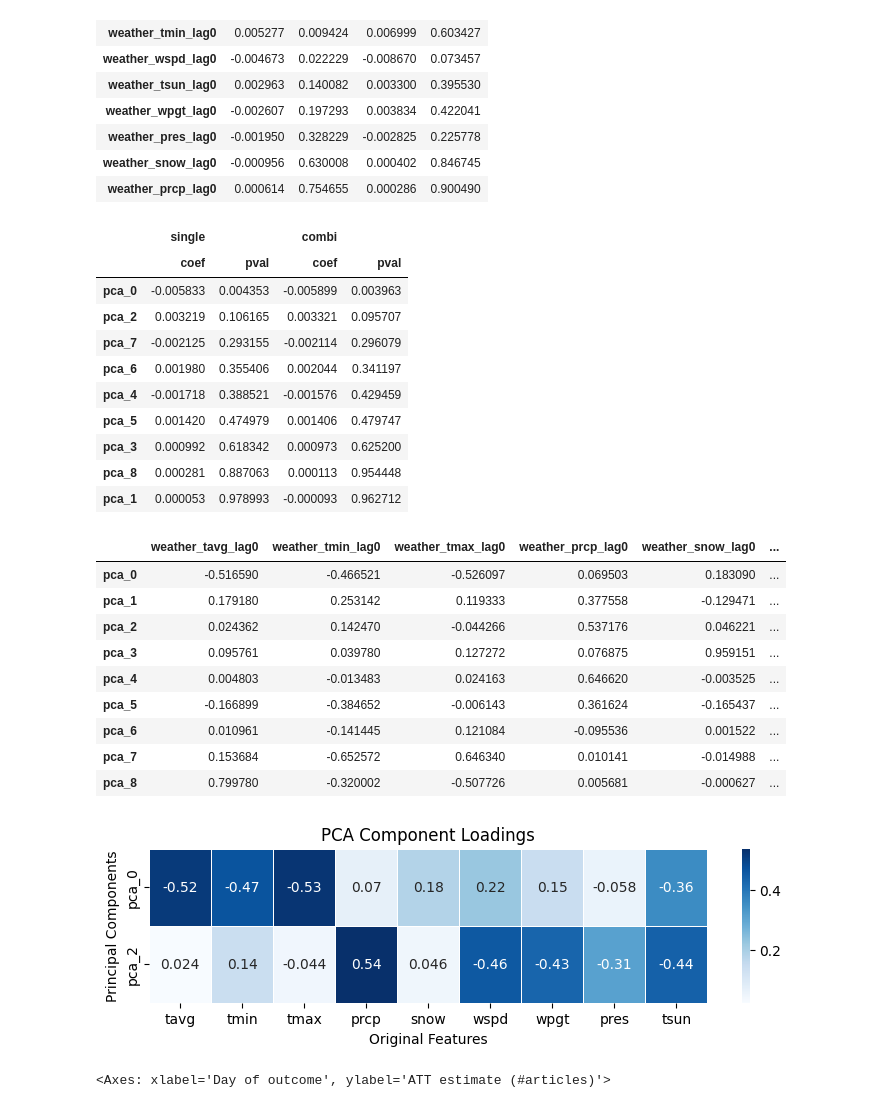
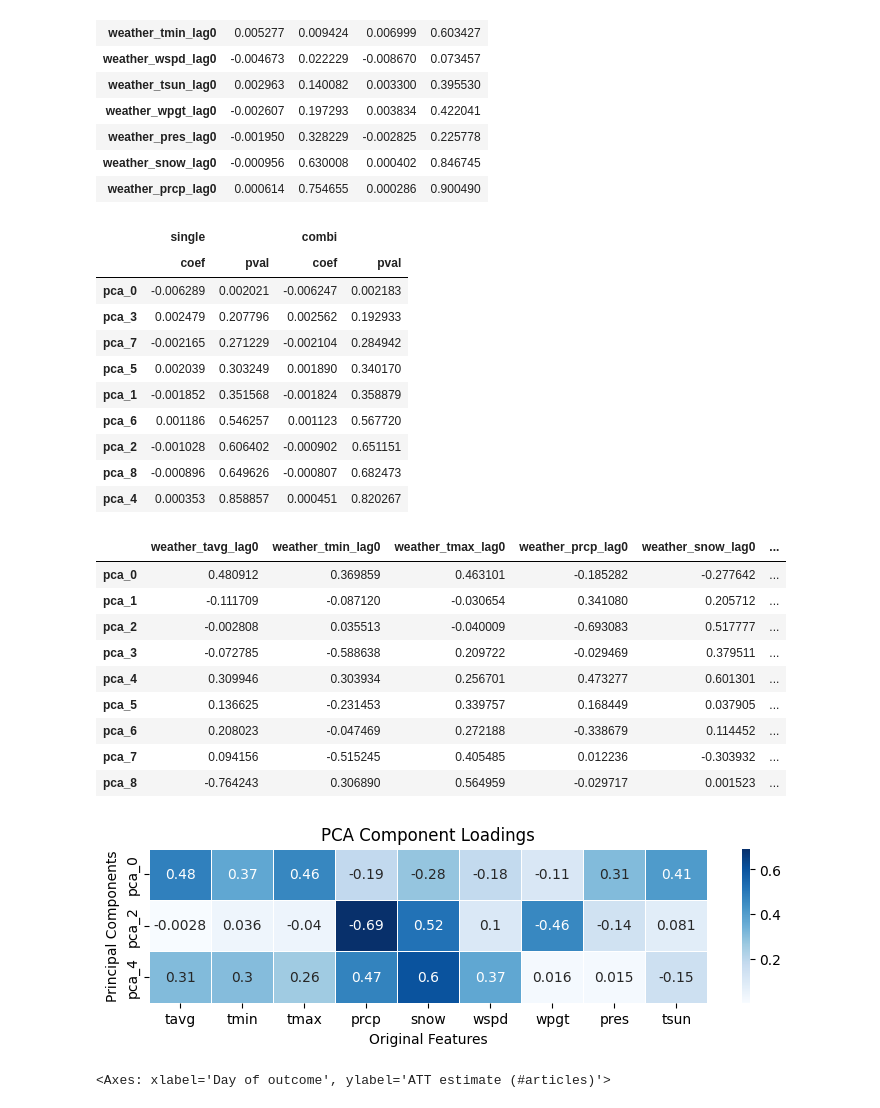
Before and after one commit to davidpomerenke/protest-impact, a Jupyter notebook: notebooks/instrumental_variable.ipynb, the cells around one changed output. Cells and saved outputs as stored; diff of their text form; code cells hidden in the pictures.

```diff
--- a/notebooks/instrumental_variable.ipynb
+++ b/notebooks/instrumental_variable.ipynb
@@ -56,58 +58,58 @@ get_coefficients("weather")[0]
 | weather_snow_lag0 | -0.000956 | 0.630008 | 0.000402 | 0.846745 |
 | weather_prcp_lag0 | 0.000614 | 0.754655 | 0.000286 | 0.900490 |
 # %%
-get_coefficients("pc_weather")[0]
+get_coefficients("pc_weather_season_seasonal")[0]
 # %% [output]
 |  | single |  | combi |  |
 |  | coef | pval | coef | pval |
-| pca_0 | -0.005833 | 0.004353 | -0.005899 | 0.003963 |
-| pca_2 | 0.003219 | 0.106165 | 0.003321 | 0.095707 |
-| pca_7 | -0.002125 | 0.293155 | -0.002114 | 0.296079 |
-| pca_6 | 0.001980 | 0.355406 | 0.002044 | 0.341197 |
-| pca_4 | -0.001718 | 0.388521 | -0.001576 | 0.429459 |
-| pca_5 | 0.001420 | 0.474979 | 0.001406 | 0.479747 |
-| pca_3 | 0.000992 | 0.618342 | 0.000973 | 0.625200 |
-| pca_8 | 0.000281 | 0.887063 | 0.000113 | 0.954448 |
-| pca_1 | 0.000053 | 0.978993 | -0.000093 | 0.962712 |
+| pca_0 | -0.006289 | 0.002021 | -0.006247 | 0.002183 |
+| pca_3 | 0.002479 | 0.207796 | 0.002562 | 0.192933 |
+| pca_7 | -0.002165 | 0.271229 | -0.002104 | 0.284942 |
+| pca_5 | 0.002039 | 0.303249 | 0.001890 | 0.340170 |
+| pca_1 | -0.001852 | 0.351568 | -0.001824 | 0.358879 |
+| pca_6 | 0.001186 | 0.546257 | 0.001123 | 0.567720 |
+| pca_2 | -0.001028 | 0.606402 | -0.000902 | 0.651151 |
+| pca_8 | -0.000896 | 0.649626 | -0.000807 | 0.682473 |
+| pca_4 | 0.000353 | 0.858857 | 0.000451 | 0.820267 |
 # %%
 import matplotlib.pyplot as plt
 import seaborn as sns
 
 from src.models.instrumental_variable import get_coefficients
 from src.models.time_series import get_lagged_df
 
-loadings_df = df = get_lagged_df(
+loadings_df = get_lagged_df(
     "media_combined_protest",
-    instruments="pc_weather",
+    instruments="pc_weather_season_trend",
     lags=range(-7, 1),
     step=1,
     cumulative=True,
     ignore_group=True,
     ignore_medium=True,
     region_dummies=True,
     return_loadings=True,
 )
-display(df)
+display(loadings_df)
 plt.figure(figsize=(9, 2))
-loadings = loadings_df.iloc[[0, 2]]
+loadings = loadings_df.iloc[[0, 2, 4]]
 loadings.columns = loadings.columns.str.replace("weather_", "").str.replace("_lag0", "")
 sns.heatmap(loadings.abs(), annot=loadings, cmap="Blues", linewidths=0.5)
 plt.title("PCA Component Loadings")
 plt.ylabel("Principal Components")
 plt.xlabel("Original Features")
 plt.show()
 # %% [output]
 |  | weather_tavg_lag0 | weather_tmin_lag0 | weather_tmax_lag0 | weather_prcp_lag0 | weather_snow_lag0 | ... |
-| pca_0 | -0.516590 | -0.466521 | -0.526097 | 0.069503 | 0.183090 | ... |
-| pca_1 | 0.179180 | 0.253142 | 0.119333 | 0.377558 | -0.129471 | ... |
-| pca_2 | 0.024362 | 0.142470 | -0.044266 | 0.537176 | 0.046221 | ... |
-| pca_3 | 0.095761 | 0.039780 | 0.127272 | 0.076875 | 0.959151 | ... |
-| pca_4 | 0.004803 | -0.013483 | 0.024163 | 0.646620 | -0.003525 | ... |
-| pca_5 | -0.166899 | -0.384652 | -0.006143 | 0.361624 | -0.165437 | ... |
-| pca_6 | 0.010961 | -0.141445 | 0.121084 | -0.095536 | 0.001522 | ... |
-| pca_7 | 0.153684 | -0.652572 | 0.646340 | 0.010141 | -0.014988 | ... |
-| pca_8 | 0.799780 | -0.320002 | -0.507726 | 0.005681 | -0.000627 | ... |
+| pca_0 | 0.480912 | 0.369859 | 0.463101 | -0.185282 | -0.277642 | ... |
+| pca_1 | -0.111709 | -0.087120 | -0.030654 | 0.341080 | 0.205712 | ... |
+| pca_2 | -0.002808 | 0.035513 | -0.040009 | -0.693083 | 0.517777 | ... |
+| pca_3 | -0.072785 | -0.588638 | 0.209722 | -0.029469 | 0.379511 | ... |
+| pca_4 | 0.309946 | 0.303934 | 0.256701 | 0.473277 | 0.601301 | ... |
+| pca_5 | 0.136625 | -0.231453 | 0.339757 | 0.168449 | 0.037905 | ... |
+| pca_6 | 0.208023 | -0.047469 | 0.272188 | -0.338679 | 0.114452 | ... |
+| pca_7 | 0.094156 | -0.515245 | 0.405485 | 0.012236 | -0.303932 | ... |
+| pca_8 | -0.764243 | 0.306890 | 0.564959 | -0.029717 | 0.001523 | ... |
-[figure, old version]
+[figure, new version]
 # %%
 from src.models.time_series import instrumental_variable_liml
 from src.visualization.impacts import plot_impact_ts
```
Also changed, not shown: parts of 3 cells of this notebook, 1 other file.
